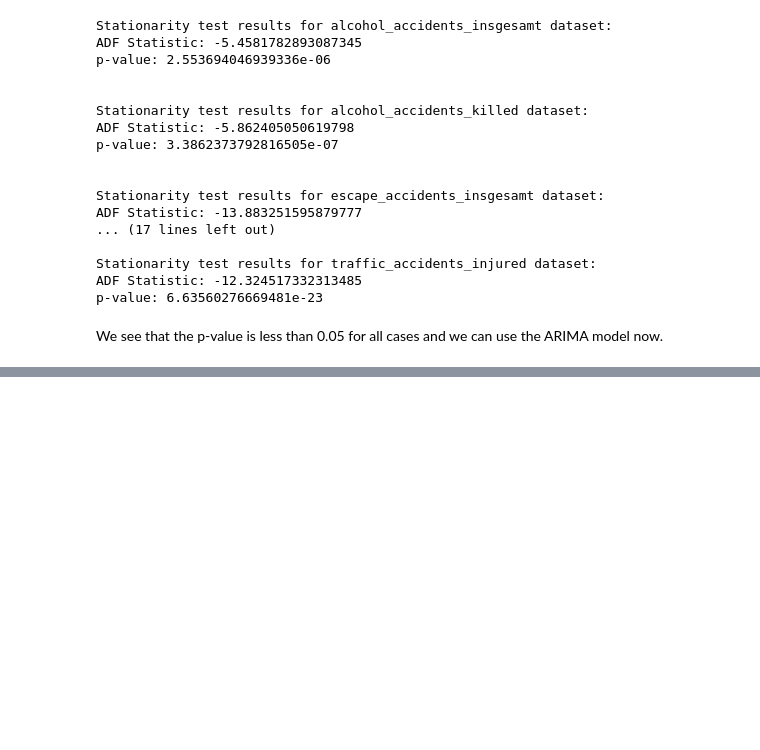
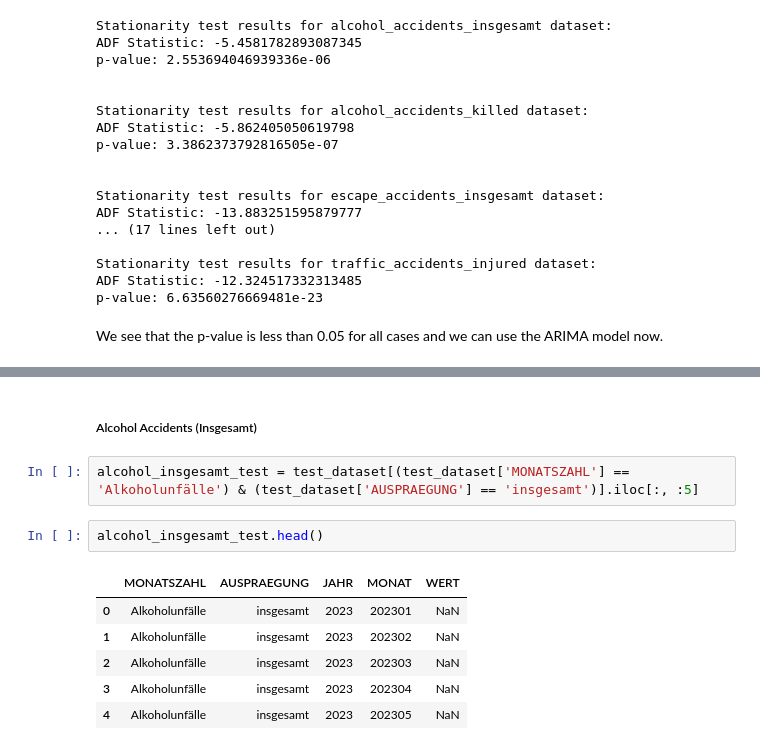
Before and after one commit to PrahithaM/DPS_Task, a Jupyter notebook: DPS_AI_Prahitha.ipynb, the cells around one changed output, grey strips where cells are left out. Drawn from its saved outputs; the diff is of its cells as text; blank space fills up the shorter version.

```diff
--- a/DPS_AI_Prahitha.ipynb
+++ b/DPS_AI_Prahitha.ipynb
@@ -443,0 +458,13 @@ We see that the p-value is less than 0.05 for all cases and we can use the ARIMA
+# %% [markdown]
+##### Alcohol Accidents (Insgesamt)
+# %%
+alcohol_insgesamt_test = test_dataset[(test_dataset['MONATSZAHL'] == 'Alkoholunfälle') & (test_dataset['AUSPRAEGUNG'] == 'insgesamt')].iloc[:, :5]
+# %%
+alcohol_insgesamt_test.head()
+# %% [output]
+|  | MONATSZAHL | AUSPRAEGUNG | JAHR | MONAT | WERT |
+| 0 | Alkoholunfälle | insgesamt | 2023 | 202301 | NaN |
+| 1 | Alkoholunfälle | insgesamt | 2023 | 202302 | NaN |
+| 2 | Alkoholunfälle | insgesamt | 2023 | 202303 | NaN |
+| 3 | Alkoholunfälle | insgesamt | 2023 | 202304 | NaN |
+| 4 | Alkoholunfälle | insgesamt | 2023 | 202305 | NaN |
```
Also changed, not shown: parts of 8 cells of this notebook.
